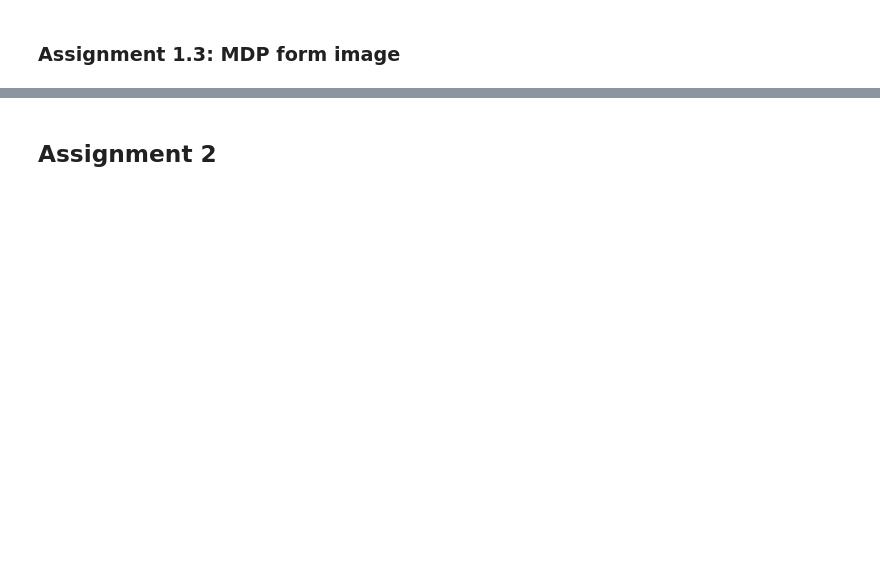
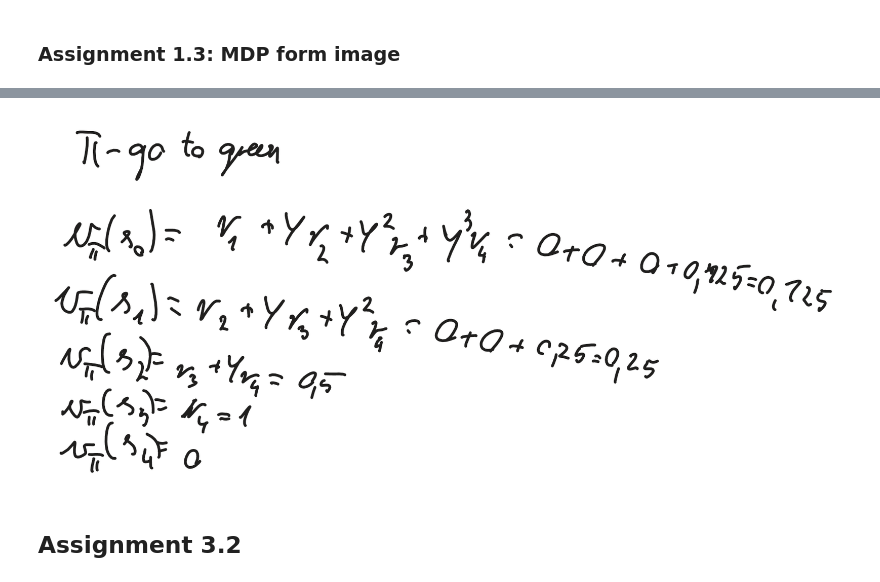
Before and after one commit to grzgm/deth, a Jupyter notebook: simple_mdp_exercise/report.ipynb, the cells around one changed output, grey strips where cells are left out. Saved outputs shown, nothing was run; the diff lists cells and outputs as text; code cells hidden in the pictures; blank space fills up the shorter version.

```diff
--- a/simple_mdp_exercise/report.ipynb
+++ b/simple_mdp_exercise/report.ipynb
@@ -91,2 +204,6 @@ mdp_from_image = MDP(states, actions, transition_probabilities=transition_probab
+# %%
+Image(filename='img/3_1_2.png')
+# %% [output]
+[figure, added]
 # %% [markdown]
-## Assignment 2
+## Assignment 3.2
```
Also changed, not shown: parts of 31 cells of this notebook, 4 other files.
